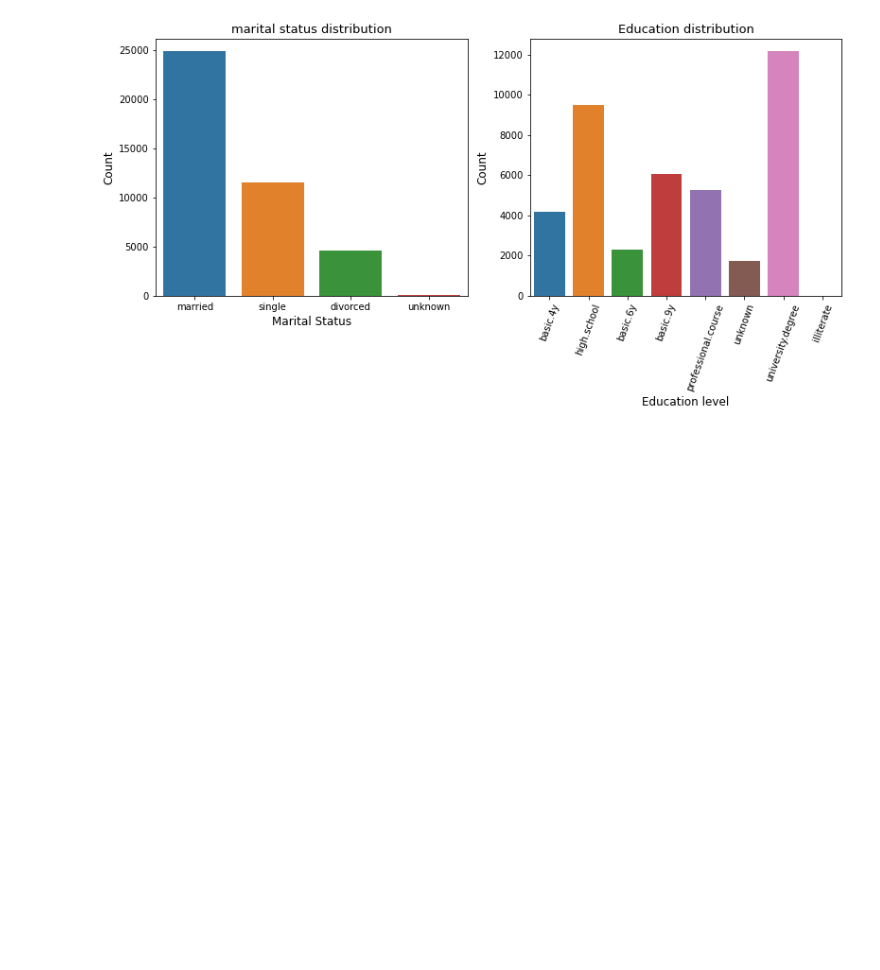
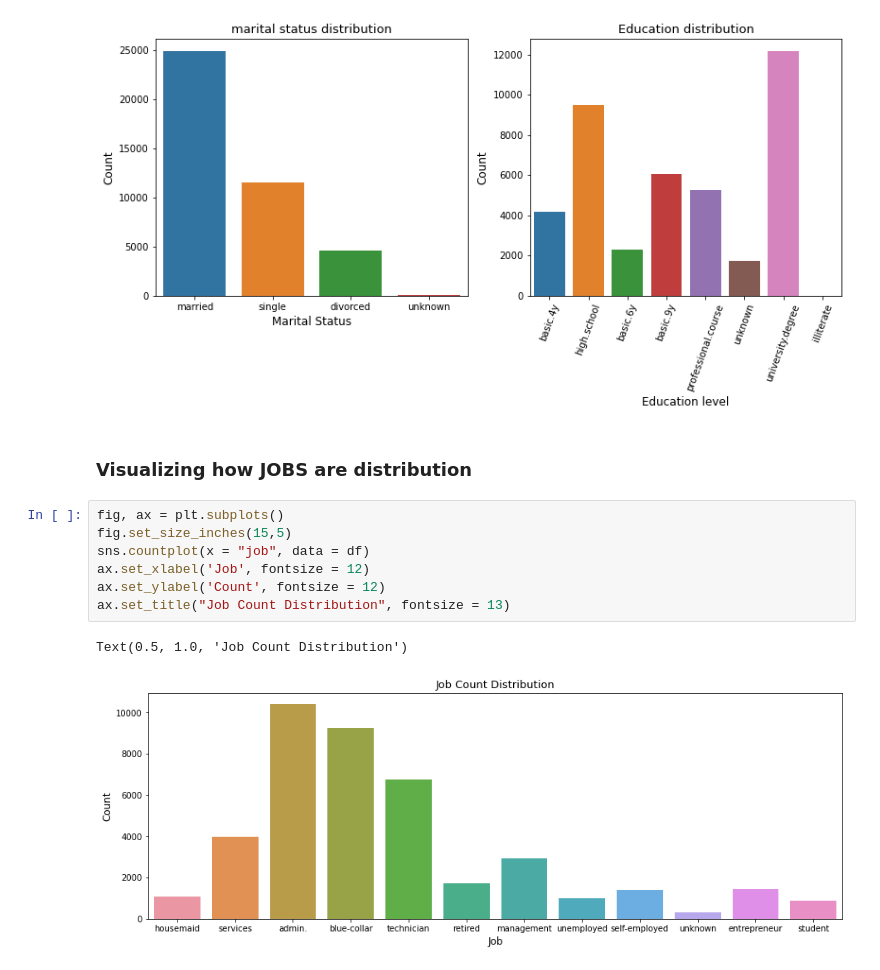
Before and after one commit to kaushik-holla/Bank-Marketing, a Jupyter notebook: Bank Marketing Analysis and Modeling.ipynb, the cells around one changed output. Cells and saved outputs as stored; diff of their text form; blank space fills up the shorter version.

```diff
--- a/Bank Marketing Analysis and Modeling.ipynb
+++ b/Bank Marketing Analysis and Modeling.ipynb
@@ -150,3 +150,15 @@ ax2.set_xticklabels(ax2.get_xticklabels(), rotation = 70)
  Text(0, 0, 'university.degree'),
  Text(0, 0, 'illiterate')]
 [figure]
+# %% [markdown]
+### Visualizing how JOBS are distribution
+# %%
+fig, ax = plt.subplots()
+fig.set_size_inches(15,5)
+sns.countplot(x = "job", data = df)
+ax.set_xlabel('Job', fontsize = 12)
+ax.set_ylabel('Count', fontsize = 12)
+ax.set_title("Job Count Distribution", fontsize = 13)
+# %% [output]
+Text(0.5, 1.0, 'Job Count Distribution')
+[figure, added]
```
Also changed, not shown: parts of 11 cells of this notebook.
